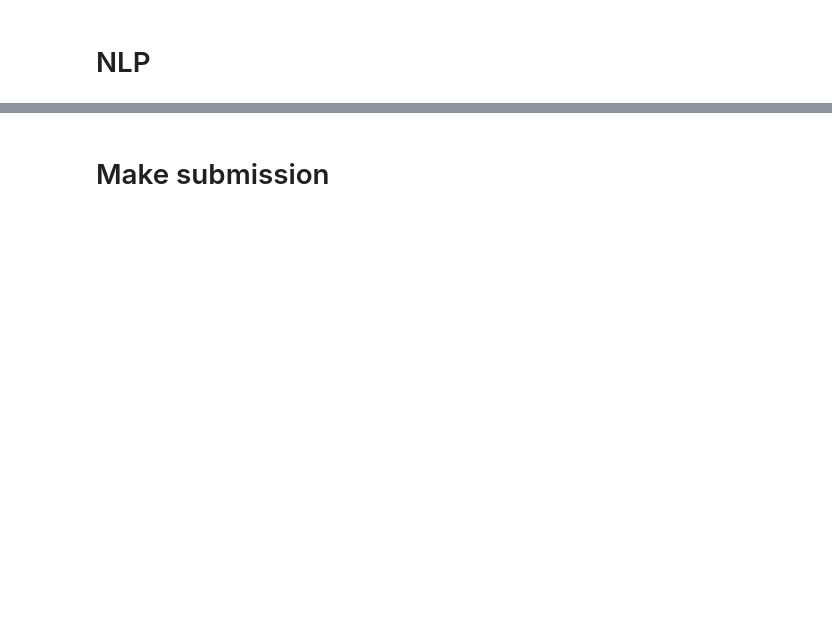
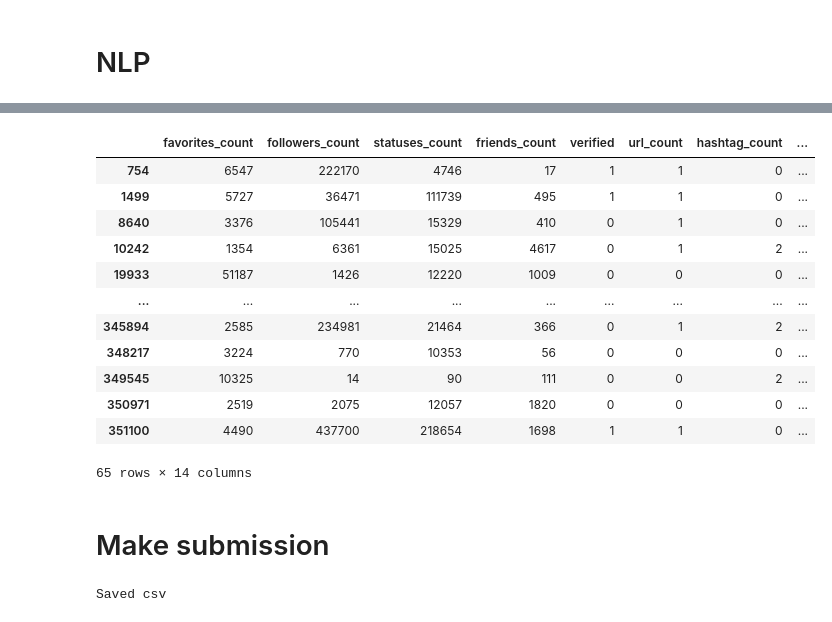
Before and after one commit to caiocj1/retweet-num-prediction, a Jupyter notebook: data_exploration.ipynb, the cells around one changed output, grey strips where cells are left out. Cells and saved outputs as stored; diff of their text form; code cells hidden in the pictures; blank space fills up the shorter version.

```diff
--- a/data_exploration.ipynb
+++ b/data_exploration.ipynb
@@ -377,0 +352,3 @@ score_dataset(full_train_X, train_y)
+# %%
+val_predictions = pd.DataFrame(data={'TweetID': read_train_df['TweetID'].iloc[val_indexes], 'retweets_count': val_results, 'abs_error': np.abs(val_results - train_y.values[val_indexes])})
+val_predictions
@@ -378,15 +384,34 @@ score_dataset(full_train_X, train_y)
+# %%
+train_X.iloc[val_indexes][val_predictions['abs_error'] > 500]
+# %% [output]
+|  | favorites_count | followers_count | statuses_count | friends_count | verified | url_count | hashtag_count | ... |
+| 754 | 6547 | 222170 | 4746 | 17 | 1 | 1 | 0 | ... |
+| 1499 | 5727 | 36471 | 111739 | 495 | 1 | 1 | 0 | ... |
+| 8640 | 3376 | 105441 | 15329 | 410 | 0 | 1 | 0 | ... |
+| 10242 | 1354 | 6361 | 15025 | 4617 | 0 | 1 | 2 | ... |
+| 19933 | 51187 | 1426 | 12220 | 1009 | 0 | 0 | 0 | ... |
+| ... | ... | ... | ... | ... | ... | ... | ... | ... |
+| 345894 | 2585 | 234981 | 21464 | 366 | 0 | 1 | 2 | ... |
+| 348217 | 3224 | 770 | 10353 | 56 | 0 | 0 | 0 | ... |
+| 349545 | 10325 | 14 | 90 | 111 | 0 | 0 | 2 | ... |
+| 350971 | 2519 | 2075 | 12057 | 1820 | 0 | 0 | 0 | ... |
+| 351100 | 4490 | 437700 | 218654 | 1698 | 1 | 1 | 0 | ... |
+65 rows × 14 columns
 # %% [markdown]
 # Make submission
 # %%
 make_submission = True
 
 if make_submission:
-    test_ids = read_test_df['TweetID']
-    model = xgboost.XGBRegressor(verbosity=1, max_depth=10)
-    model.fit(full_train_X, train_y)
+    test_ids = read_train_df['TweetID'].iloc[val_indexes]
+    # model = xgboost.XGBRegressor(verbosity=1, max_depth=10)
+    # model.fit(full_train_X, train_y)
+    #
+    # test_predictions = model.predict(full_test_X)
 
-    test_predictions = model.predict(full_test_X)
+    submission_df = pd.DataFrame(data={'TweetID': test_ids, 'retweets_count': val_results})
+    submission_df.to_csv('data/val_predictions.csv', index=False)
 
-    submission_df = pd.DataFrame(data={'retweets_count': test_predictions})
-    submission_df = pd.concat([test_ids, submission_df], axis=1)
-    submission_df.to_csv('data/submission.csv', index=False)
+    print('Saved csv')
+# %% [output]
+Saved csv
```
Also changed, not shown: parts of 28 cells of this notebook, 3 other files.
